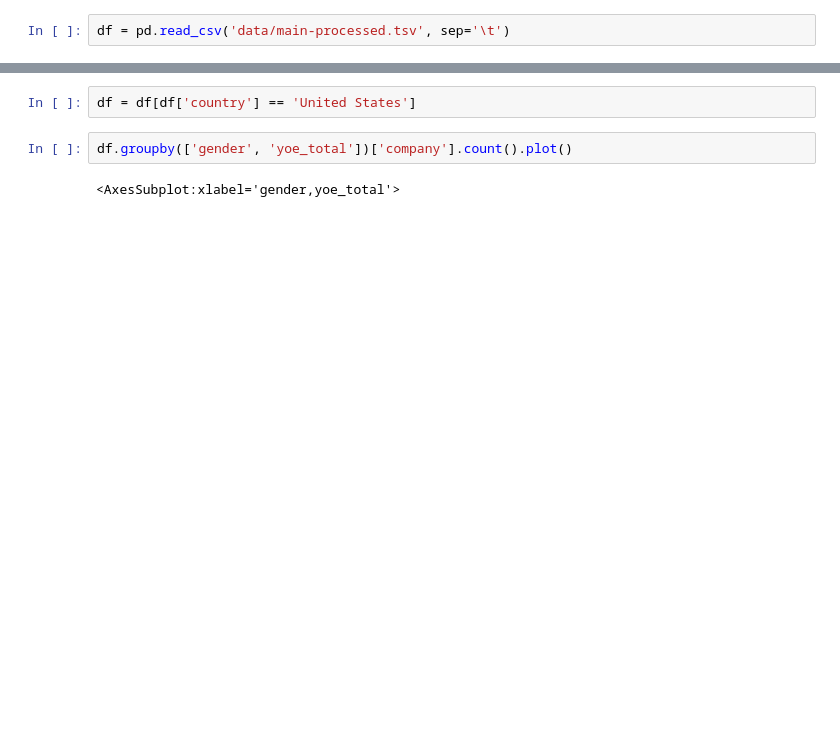
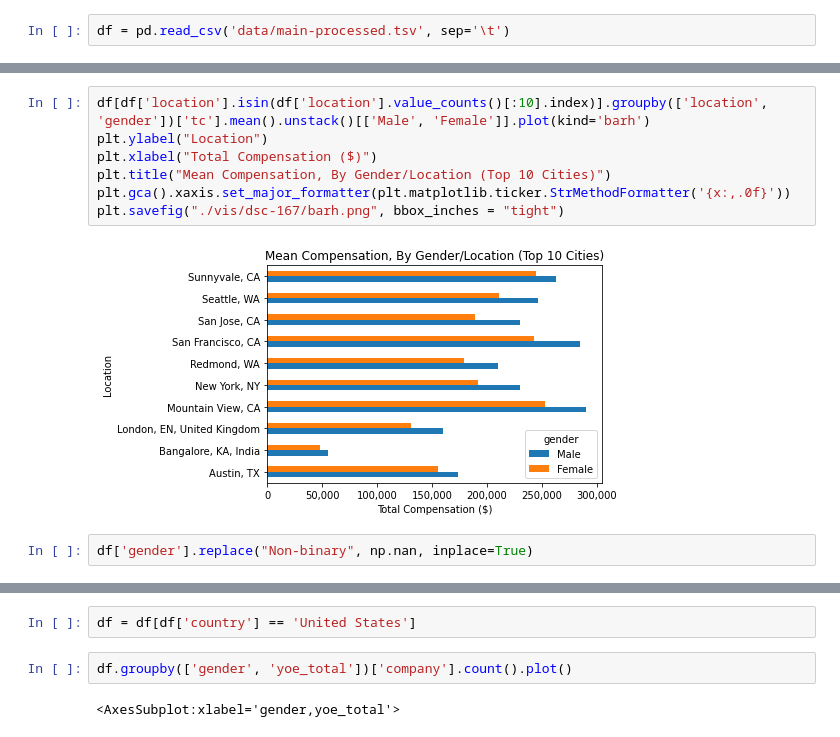
Before and after one commit to yu-lily/salary-analysis, a Jupyter notebook: 2.1-eda.ipynb, the cells around one changed output, grey strips where cells are left out. Drawn from its saved outputs; the diff is of its cells as text; blank space fills up the shorter version.

```diff
--- a/2.1-eda.ipynb
+++ b/2.1-eda.ipynb
@@ -19,3 +113,14 @@ Name: gender, dtype: int64
+# %%
+df[df['location'].isin(df['location'].value_counts()[:10].index)].groupby(['location', 'gender'])['tc'].mean().unstack()[['Male', 'Female']].plot(kind='barh')
+plt.ylabel("Location")
+plt.xlabel("Total Compensation ($)")
+plt.title("Mean Compensation, By Gender/Location (Top 10 Cities)")
+plt.gca().xaxis.set_major_formatter(plt.matplotlib.ticker.StrMethodFormatter('{x:,.0f}'))
+plt.savefig("./vis/dsc-167/barh.png", bbox_inches = "tight")
+# %% [output]
+[figure, added]
+# %%
+df['gender'].replace("Non-binary", np.nan, inplace=True)
 # %%
 df[df['country'] == 'United States'].groupby('gender')['tc'].mean()
 # %% [output]
```
Also changed, not shown: parts of 31 cells of this notebook, 4 other files.
